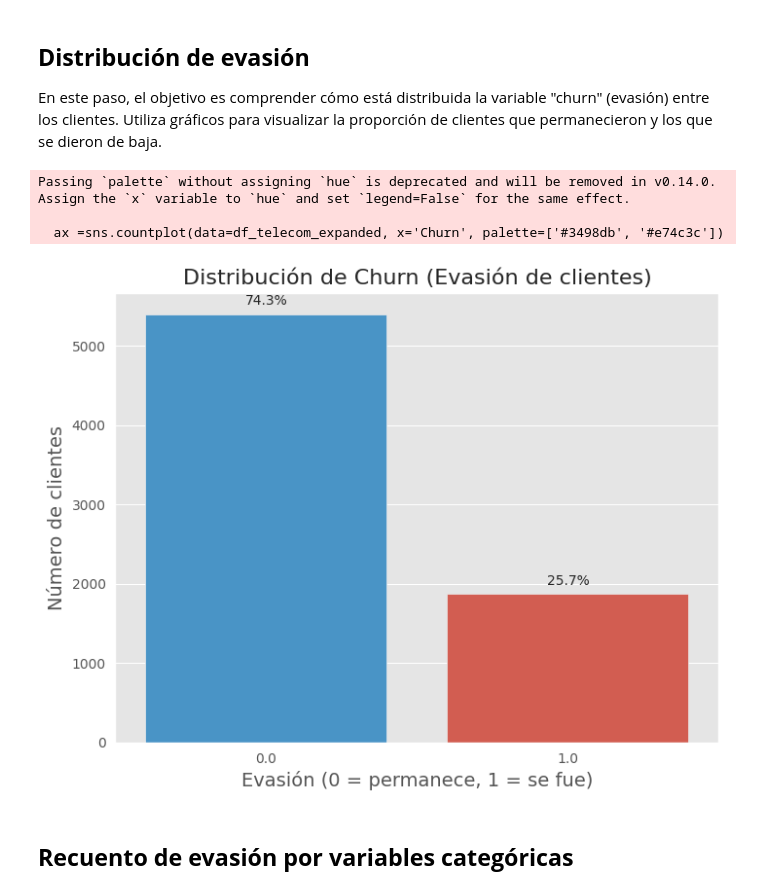
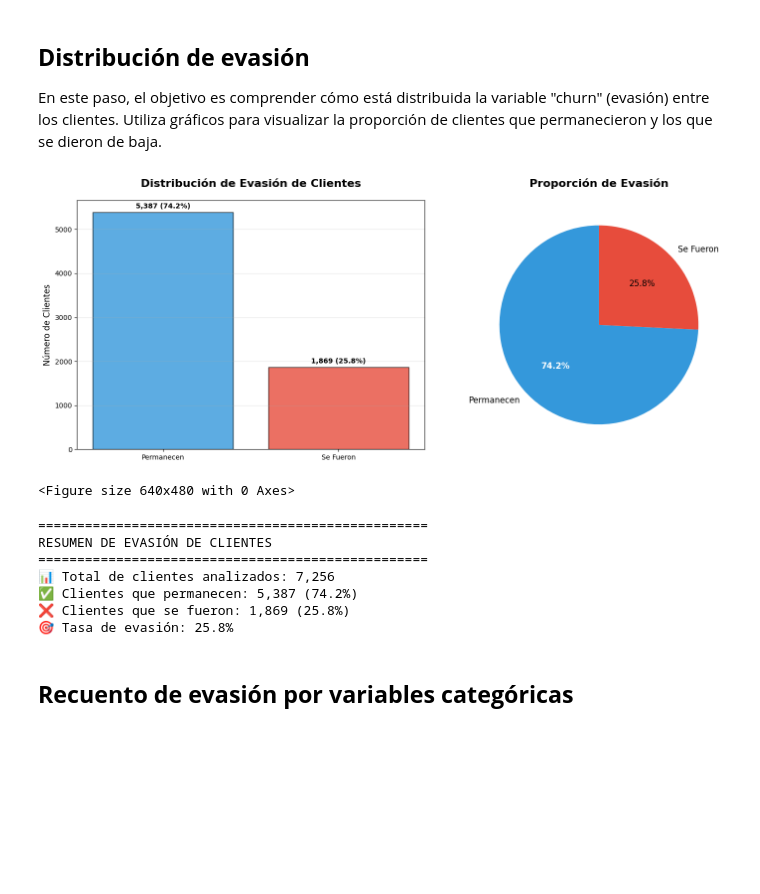
Before and after one commit to maribel1985/Challenge_TelecomX, a Jupyter notebook: TelecomX.ipynb, the cells around one changed output. Saved outputs shown, nothing was run; the diff lists cells and outputs as text; code cells hidden in the pictures; blank space fills up the shorter version.

Commit message:
Realizo los gráficos y el informe final

```diff
--- a/TelecomX.ipynb
+++ b/TelecomX.ipynb
@@ -333,23 +340,56 @@ import numpy as np
-# %%
-# Genero un gráfico de barras para hacer el conteo de clientes por Churn
-plt.figure(figsize=(8, 6))
-ax =sns.countplot(data=df_telecom_expanded, x='Churn', palette=['#3498db', '#e74c3c'])
-plt.title('Distribución de Churn (Evasión de clientes)', fontsize=16)
-plt.xlabel('Evasión (0 = permanece, 1 = se fue)', fontsize=14)
-plt.ylabel('Número de clientes', fontsize=14)
-
-# Agregar etiquetas con los porcentajes
-total = len(df_telecom_expanded)
-for p in ax.patches:
-    percentage = f'{100 * p.get_height() / total:.1f}%'
-    ax.annotate(percentage, (p.get_x() + p.get_width() / 2., p.get_height()),
-                ha='center', va='center', xytext=(0, 10), textcoords='offset points')
-
-plt.show()
-# %% [output]
-Passing `palette` without assigning `hue` is deprecated and will be removed in v0.14.0. Assign the `x` variable to `hue` and set `legend=False` for the same effect.
-
-  ax =sns.countplot(data=df_telecom_expanded, x='Churn', palette=['#3498db', '#e74c3c'])
-[figure, removed]
+# %%
+# GRÁFICA 1: Distribución de Evasión
+fig, (ax1, ax2) = plt.subplots(1, 2, figsize=(15, 6))
+
+# Calcular conteos y porcentajes
+conteo_churn = df_telecom_expanded['Churn'].value_counts().sort_index()
+etiquetas = ['Permanecen', 'Se Fueron']
+colores = ['#3498db', '#e74c3c']
+
+# Gráfico de barras
+bars = ax1.bar(etiquetas, conteo_churn.values, color=colores, alpha=0.8, edgecolor='black', linewidth=1)
+ax1.set_title('Distribución de Evasión de Clientes', fontsize=16, fontweight='bold', pad=20)
+ax1.set_ylabel('Número de Clientes', fontsize=12)
+ax1.grid(axis='y', alpha=0.3)
+
+# Agregar valores y porcentajes en las barras
+total_clientes = len(df_telecom_expanded)
+for i, (bar, valor) in enumerate(zip(bars, conteo_churn.values)):
+  porcentaje = (valor / total_clientes) * 100
+  ax1.text(bar.get_x() + bar.get_width()/2, bar.get_height() + max(conteo_churn.values)*0.01,
+           f'{valor:,} ({porcentaje:.1f}%)', ha='center', va='bottom', fontweight='bold')
+
+# Gráfico de pastel
+wedges, texts, autotexts = ax2.pie(conteo_churn.values, labels=etiquetas, colors=colores,
+                                   autopct='%1.1f%%', startangle=90, textprops={'fontsize': 12})
+ax2.set_title('Proporción de Evasión', fontsize=16, fontweight='bold', pad=20)
+
+# Mejorar el estilo del gráfico de pastel
+for autotext in autotexts:
+   autotext.set_color('white')
+   autotext.set_fontweight('bold')
+
+   plt.tight_layout()
+   plt.show()
+
+# Mostrar estadísticas clave
+tasa_evasion = (conteo_churn[1] / total_clientes) * 100
+print("=" * 50)
+print("RESUMEN DE EVASIÓN DE CLIENTES")
+print("=" * 50)
+print(f"📊 Total de clientes analizados: {total_clientes:,}")
+print(f"✅ Clientes que permanecen: {conteo_churn[0]:,} ({100-tasa_evasion:.1f}%)")
+print(f"❌ Clientes que se fueron: {conteo_churn[1]:,} ({tasa_evasion:.1f}%)")
+print(f"🎯 Tasa de evasión: {tasa_evasion:.1f}%")
+# %% [output]
+[figure, added]
+<Figure size 640x480 with 0 Axes>
+==================================================
+RESUMEN DE EVASIÓN DE CLIENTES
+==================================================
+📊 Total de clientes analizados: 7,256
+✅ Clientes que permanecen: 5,387 (74.2%)
+❌ Clientes que se fueron: 1,869 (25.8%)
+🎯 Tasa de evasión: 25.8%
 # %% [markdown]
 ## **Recuento de evasión por variables categóricas**
```
Also changed, not shown: parts of 63 cells of this notebook.
